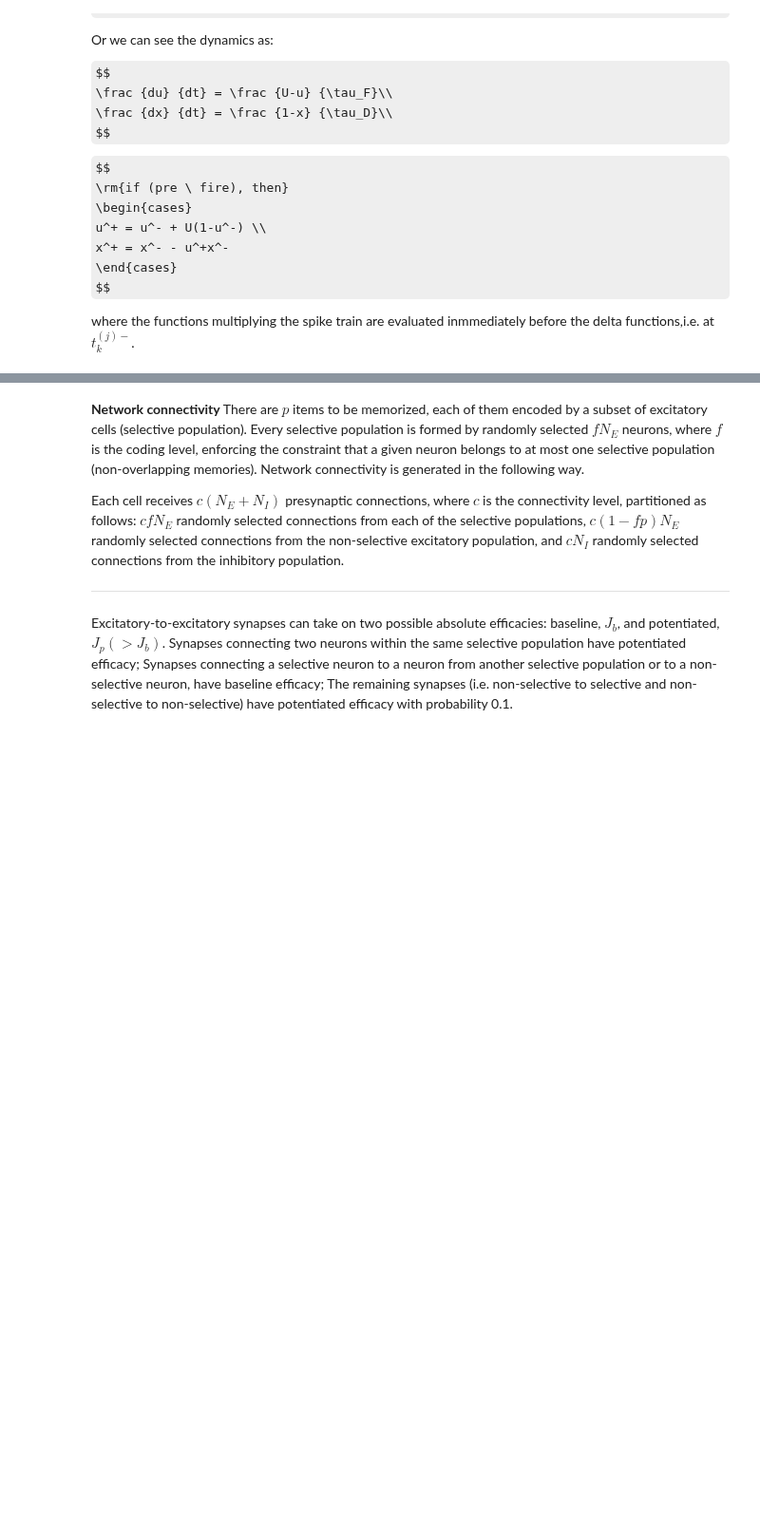
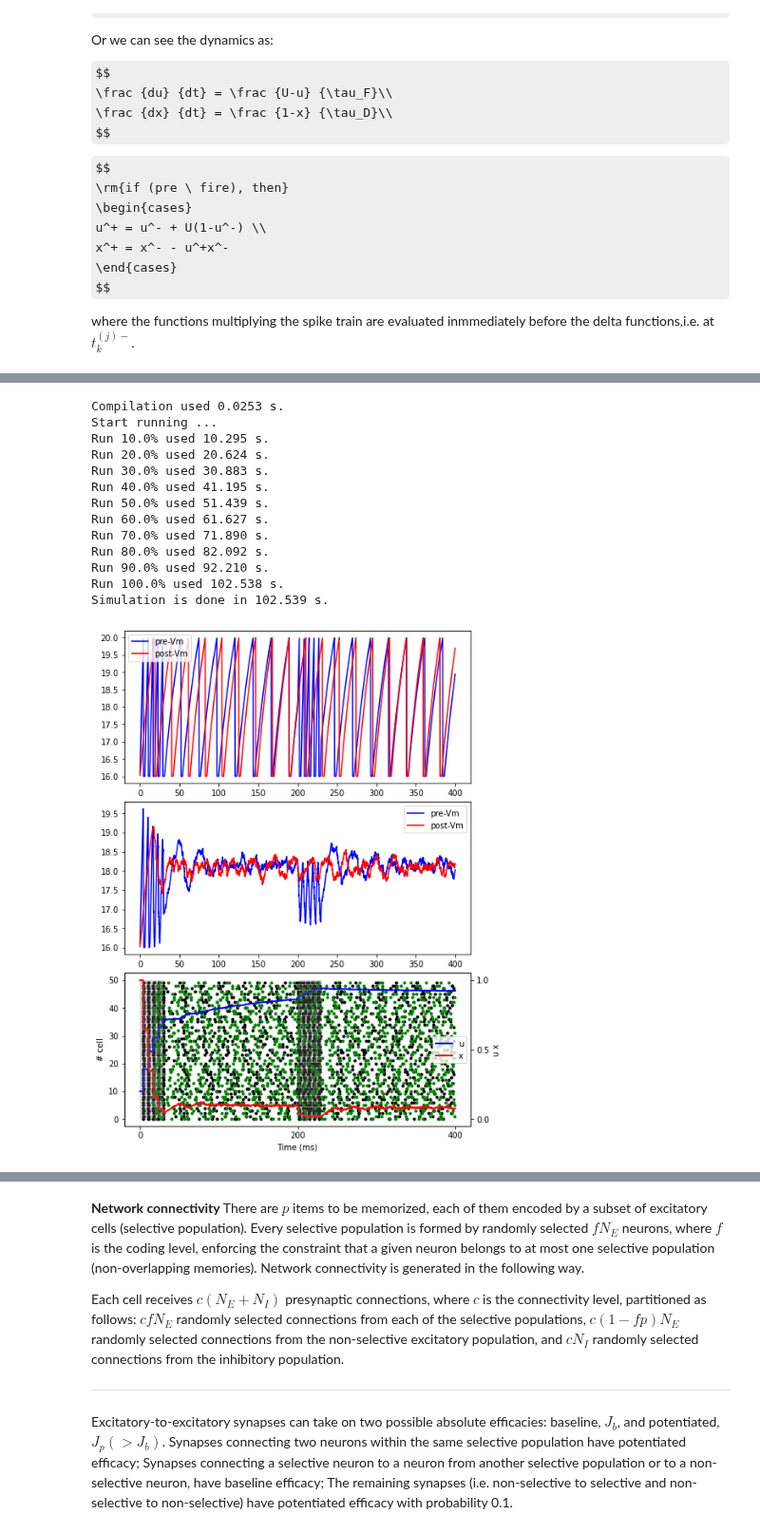
Before and after one commit to AohuaCheng/Neuro-and-Complexity-Science, a Jupyter notebook: project/project_spiking_circuit_model_for_working_memory.ipynb, the cells around one changed output, grey strips where cells are left out. Shown at 95% size. Cells and saved outputs as stored; diff of their text form; code cells hidden in the pictures; some formulas as TeX source; blank space fills up the shorter version.

```diff
--- a/project/project_spiking_circuit_model_for_working_memory.ipynb
+++ b/project/project_spiking_circuit_model_for_working_memory.ipynb
@@ -332,2 +287,74 @@ RunningError: ignored
+# %%
+## STP
+tau_m_E = 30
+tau_m_I = 20
+# set stimulation signal
+t_size = 100
+t_duration = 400
+T_cue = 30
+
+idx_duration = int(t_duration / dt)
+input_A = bp.ops.ones(idx_duration)
+idx_T_cue = int(T_cue / dt)
+input_A[0: idx_T_cue] = 2
+input_A[int(idx_duration/2): int(idx_duration/2)+idx_T_cue] = 2
+input_I = (input_A-1)*np.random.normal(mu_ext_E, sigma_ext_E, size=idx_duration)
+weight = np.ones(t_size)
+weight[int(t_size*0.8):t_size] = 0.4
+
+neu1 = LIF(size=t_size, monitors=['V','spike'])
+neu2 = LIF(size=t_size, monitors=['V','spike'])
+
+syn = STP(pre=neu1, post=neu2, conn=bp.connect.FixedProb(prob=0.2),
+      weight=weight, monitors=['u', 'x'])
+net = bp.Network(neu1, syn, neu2)
+net.run(duration=t_duration, inputs=(neu1, 'input', input_I) ,report=True)
+
+# plot
+fig, gs = bp.visualize.get_figure(row_num=3, col_num=1, row_len=3, col_len=7)
+
+fig.add_subplot(gs[0, 0])
+plt.plot(net.ts, neu1.mon.V[:,0], color='b', label='pre-Vm')
+plt.plot(net.ts, neu2.mon.V[:,0], color='r', label='post-Vm')
+plt.legend(loc='best')
+fig.add_subplot(gs[1, 0])
+plt.plot(net.ts, np.mean(neu1.mon.V,axis=1), color='b', label='pre-Vm')
+plt.plot(net.ts, np.mean(neu2.mon.V,axis=1), color='r', label='post-Vm')
+plt.legend(loc='best')
+ax=fig.add_subplot(gs[2, 0])
+bp.visualize.raster_plot(net.ts, neu1.mon.spike[:,0:int(t_size/2)], markersize=6, color='k', ylabel='')
+bp.visualize.raster_plot(net.ts, neu1.mon.spike[:,int(t_size/2):t_size], markersize=6, color='k', ylabel='')
+bp.visualize.raster_plot(net.ts, neu2.mon.spike[:,0:int(t_size/2)], markersize=6, color='g', ylabel='')
+bp.visualize.raster_plot(net.ts, neu2.mon.spike[:,int(t_size/2):t_size], markersize=6, color='g', ylabel='')
+plt.plot(net.ts, np.mean(syn.mon.u, axis=1)*int(t_size/2), color='b', linewidth=2., label='u')
+plt.plot(net.ts, np.mean(syn.mon.x, axis=1)*int(t_size/2), color='r', linewidth=2., label='x')
+plt.legend(loc='best')
+# add ylabel
+ax.set_ylabel(('# cell'))
+ax1 = ax.twinx()
+ax1.set_ylabel(('u x'))
+# add ticks
+plt.xticks([0, t_duration/2, t_duration])
+plt.yticks([0, 0.5, 1])
+# add shade
+plt.fill_between([0,T_cue],0,1,facecolor='gray',alpha=0.3)
+plt.fill_between([t_duration/2, t_duration/2+T_cue],0,1,facecolor='gray',alpha=0.3)
+
+plt.show()
+# %% [output]
+Compilation used 0.0253 s.
+Start running ...
+Run 10.0% used 10.295 s.
+Run 20.0% used 20.624 s.
+Run 30.0% used 30.883 s.
+Run 40.0% used 41.195 s.
+Run 50.0% used 51.439 s.
+Run 60.0% used 61.627 s.
+Run 70.0% used 71.890 s.
+Run 80.0% used 82.092 s.
+Run 90.0% used 92.210 s.
+Run 100.0% used 102.538 s.
+Simulation is done in 102.539 s.
+[figure, added]
 # %%
 # plot
```
Also changed, not shown: parts of 24 cells of this notebook.
